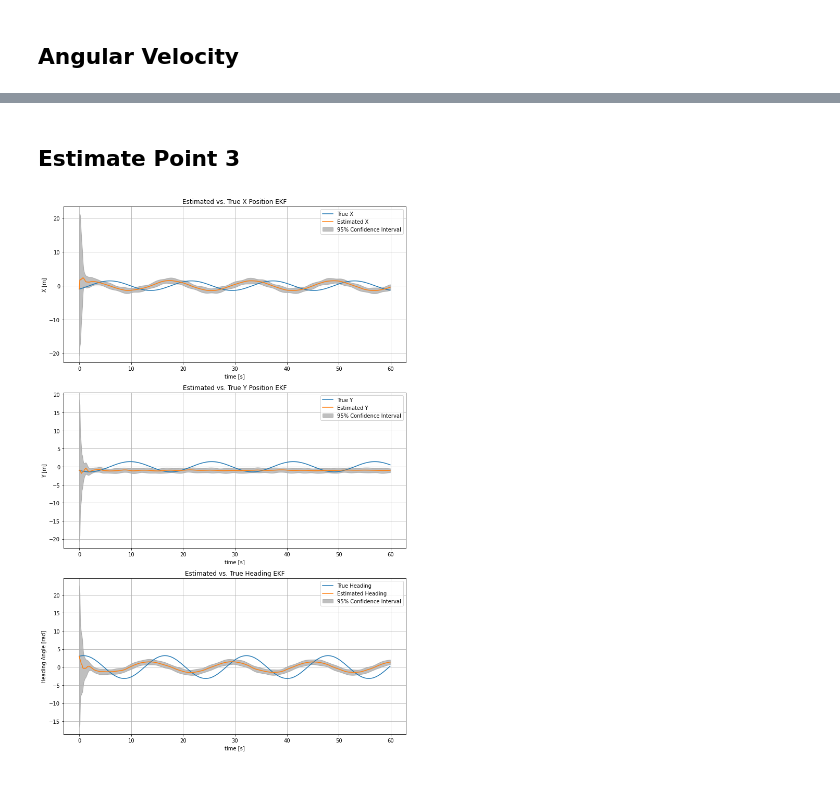
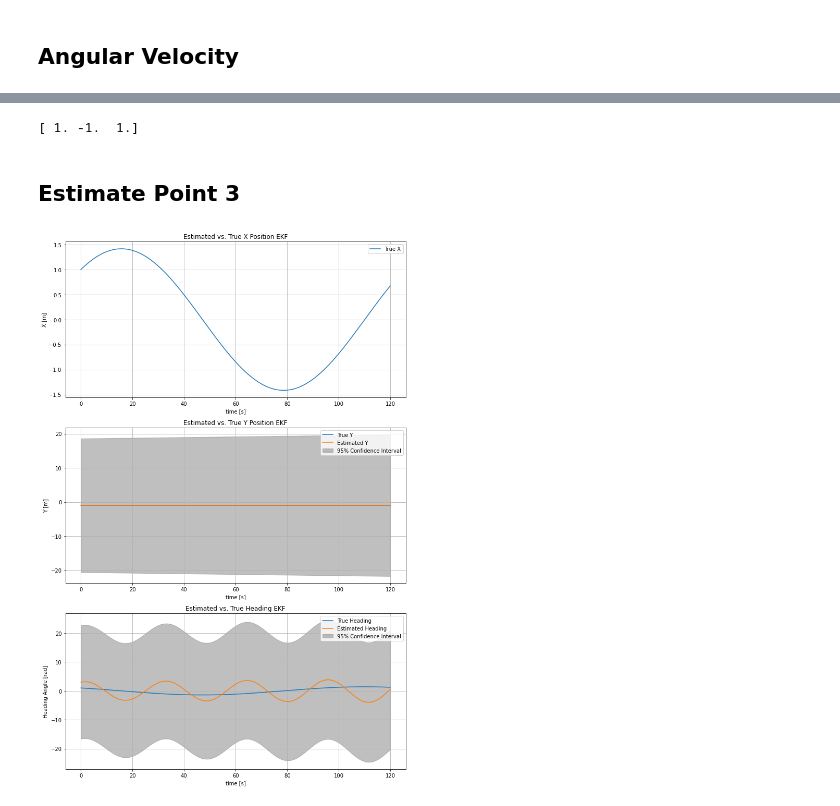
Before and after one commit to annasulzer/273-final-project, a Jupyter notebook: simulate_playground_EKF.ipynb, the cells around one changed output, grey strips where cells are left out. Cells and saved outputs as stored; diff of their text form; code cells hidden in the pictures.

```diff
--- a/simulate_playground_EKF.ipynb
+++ b/simulate_playground_EKF.ipynb
@@ -64,17 +65,17 @@ debris_points = np.array([[1,1,1],[1,1,-1],[1,-1,1],[1,-1,-1],[-1,1,1],[-1,1,-1]
     # Initialize the Quaternion for Debris Rotation.
     # Given any normalized direction vector [nx,ny,nz] and angular rotation [omega], the quaternion is of the
     # form: [nx*sin(omega/2),ny*sin(omega/2),nz*sin(omega/2),cos(omega/2)]
-omega = .04 # rad/s
+omega = .1 # rad/s
 quat = np.array([0,1*np.sin(omega/2),0,np.cos(omega/2)])
 
 # Initialize the Debris Object
-deb = sim.debris(debris_points,quat)
-mtest = sim.MeasurementModel(deb,np.array([o1,o2,o3]),n_blind=0)
+deb = sim.debris(debris_points,quat, del_t)
+mtest = sim.MeasurementModel(deb,np.array([o1,o2,o3]),del_t, n_blind=0)
 # %%
 import EKF_class as EKF
 n = 36
 mu0 = np.zeros((n))
-mu0[:3] = np.array([0.0, 0.0, 0.04])
+mu0[:3] = np.array([0.0, 0.1, 0.0])
 mu0[3:] = debris_points.flatten()
 sigma0 = 100* np.diag(np.ones((n)))
 
@@ -82,5 +89,6 @@ kalman_filter = EKF.KalmanFilter(mu0, sigma0, del_t)
 # %%
-t1 = np.linspace(0,60, int(60/del_t))
+sim_time = 120
+t1 = np.linspace(0,sim_time, int(sim_time/del_t))
 
 P_est_hist = np.zeros((len(t1), n, n))
 x_est_hist = np.zeros((len(t1), n))
@@ -174,15 +160,19 @@ plt.show()
 posehist = np.zeros((3, len(time_array)))
 
 for t in range(len(time_array)):
-    debr = deb[t].flatten()
-    posehist[:, t] = debr[6:9]
+    debr = deb[t]
+    posehist[:, t] = debr[:, 2]
 
 posehist = posehist.T
+print(posehist[0])
+# %% [output]
+[ 1. -1.  1.]
 # %% [markdown]
 ## Estimate Point 3
 # %%
 time_step = del_t
 time_array = np.arange(0, len(x_est_hist) * time_step, time_step)
+
 
 std_dev_heading = np.sqrt(P_est_hist[:, 2, 2])
 confidence_interval_heading = 1.96 * std_dev_heading #95%
@@ -196,34 +186,34 @@ confidence_interval_y = 1.96 * std_dev_y
 fig, axs = plt.subplots(3, 1, figsize=(10, 15))
 
 axs[0].plot(time_array, posehist[:, 0], label="True X")
-axs[0].plot(time_array, x_est_hist[:, 9], label="Estimated X")
-axs[0].fill_between(time_array, x_est_hist[:,9] - confidence_interval_x, x_est_hist[:, 9] + confidence_interval_x, color='gray', alpha=0.5, label="95% Confidence Interval")
+#axs[0].plot(time_array, x_est_hist[:, 9], label="Estimated X")
+#axs[0].fill_between(time_array, x_est_hist[:,9] - confidence_interval_x, x_est_hist[:, 9] + confidence_interval_x, color='gray', alpha=0.5, label="95% Confidence Interval")
 axs[0].set_xlabel('time [s]')
 axs[0].set_ylabel('X [m]')
 axs[0].legend()
 axs[0].grid(True)
 axs[0].set_title('Estimated vs. True X Position EKF')
 
 # Plot Y Position
 axs[1].plot(time_array, posehist[:, 1], label="True Y")
 axs[1].plot(time_array, x_est_hist[:, 10], label="Estimated Y")
 axs[1].fill_between(time_array,  x_est_hist[:, 10] - confidence_interval_y, x_est_hist[:, 10] + confidence_interval_y, color='gray', alpha=0.5, label="95% Confidence Interval")
 axs[1].set_xlabel('time [s]')
 axs[1].set_ylabel('Y [m]')
 axs[1].legend()
 axs[1].grid(True)
 axs[1].set_title('Estimated vs. True Y Position EKF')
 
 axs[2].plot(time_array, posehist[:, 2], label="True Heading")
 axs[2].plot(time_array, x_est_hist[:, 11], label="Estimated Heading")
 axs[2].fill_between(time_array, x_est_hist[:, 11] - confidence_interval_heading, x_est_hist[:, 11] + confidence_interval_heading, color='gray', alpha=0.5, label="95% Confidence Interval")
 axs[2].set_xlabel('time [s]')
 axs[2].set_ylabel('Heading Angle [rad]')
 axs[2].legend()
 axs[2].grid(True)
 axs[2].set_title('Estimated vs. True Heading EKF')
 
 plt.tight_layout()
 plt.show()
 # %% [output]
-[figure, old version]
+[figure, new version]
```
Also changed, not shown: parts of 7 cells of this notebook, 2 other files.
